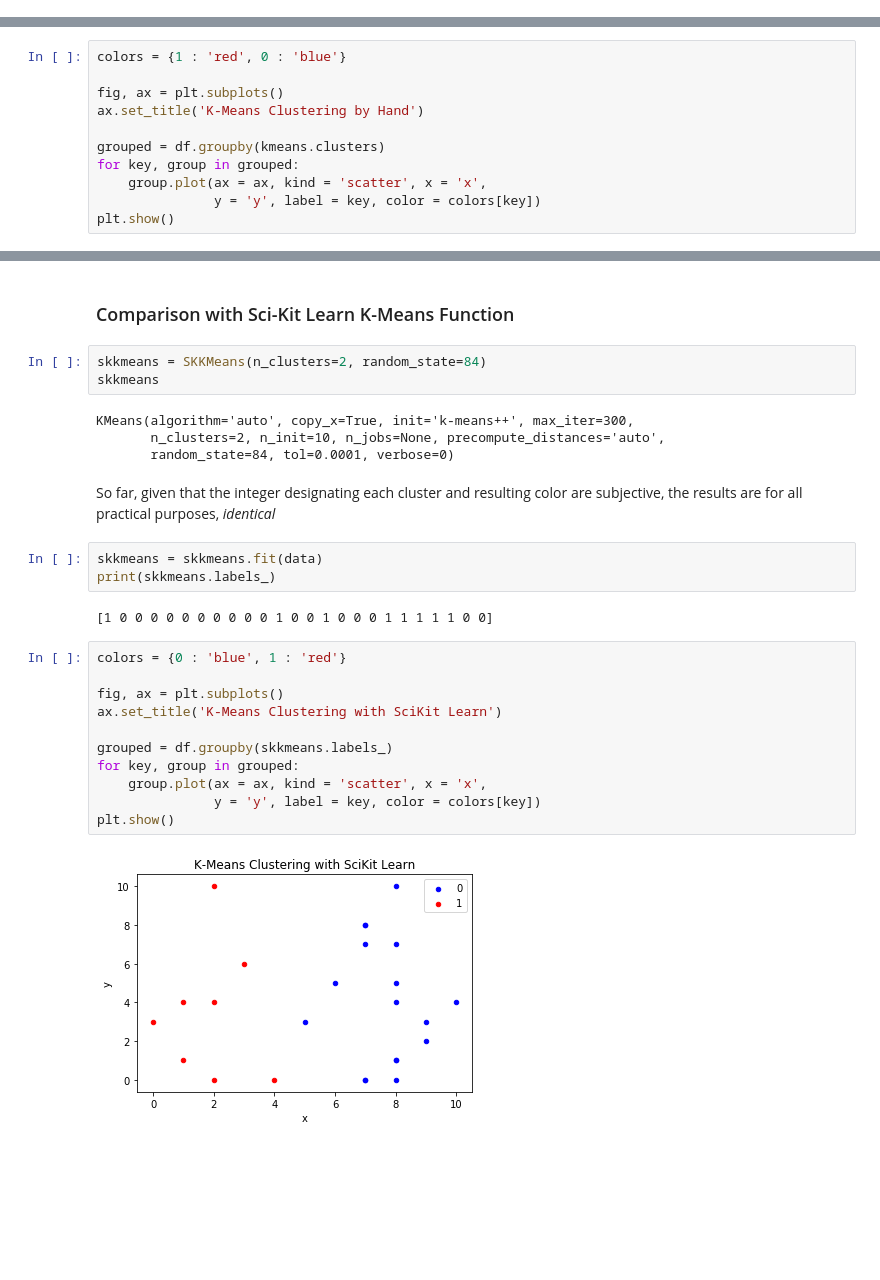
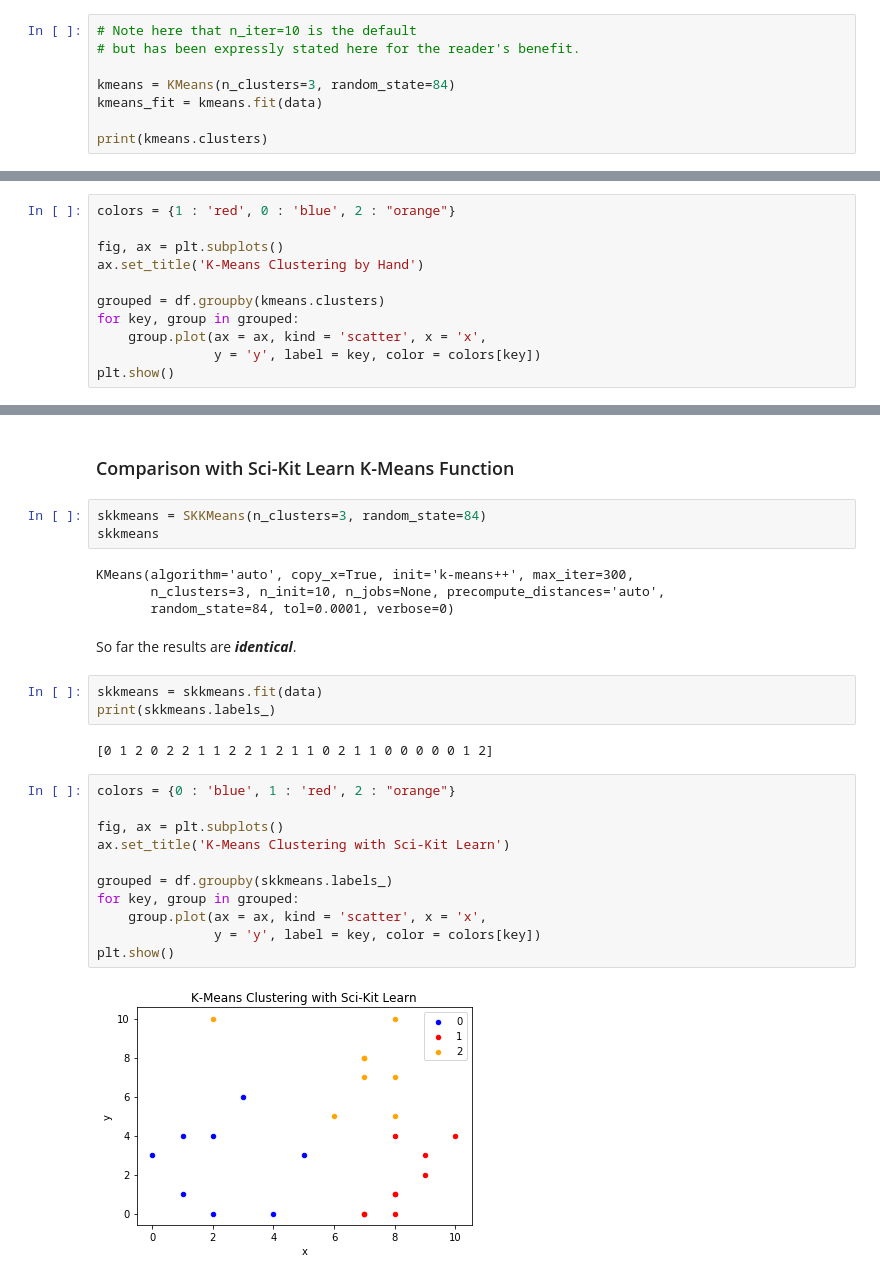
Before and after one commit to bloominstituteoftechnology/CS-Data-Science-Build-Week-1, a Jupyter notebook: KMeansClustering/KMeansTest.ipynb, the cells around one changed output, grey strips where cells are left out. Cells and saved outputs as stored; diff of their text form; blank space fills up the shorter version.

```diff
--- a/KMeansClustering/KMeansTest.ipynb
+++ b/KMeansClustering/KMeansTest.ipynb
@@ -139,0 +132,8 @@ array([0, 1, 1, 1, 1, 1, 1, 1, 1, 1, 1, 0, 1, 1, 0, 1, 1, 1, 0, 0, 0, 0,
+# %%
+# Note here that n_iter=10 is the default
+# but has been expressly stated here for the reader's benefit.
+
+kmeans = KMeans(n_clusters=3, random_state=84)
+kmeans_fit = kmeans.fit(data)
+
+print(kmeans.clusters)
@@ -140,5 +142,5 @@ array([0, 1, 1, 1, 1, 1, 1, 1, 1, 1, 1, 0, 1, 1, 0, 1, 1, 1, 0, 0, 0, 0,
 # %%
-colors = {1 : 'red', 0 : 'blue'}
+colors = {1 : 'red', 0 : 'blue', 2 : "orange"}
 
 fig, ax = plt.subplots()
 ax.set_title('K-Means Clustering by Hand')
@@ -153,32 +155,32 @@ plt.show()
 # %% [markdown]
 ### Comparison with Sci-Kit Learn K-Means Function
 # %%
-skkmeans = SKKMeans(n_clusters=2, random_state=84)
+skkmeans = SKKMeans(n_clusters=3, random_state=84)
 skkmeans
 # %% [output]
 KMeans(algorithm='auto', copy_x=True, init='k-means++', max_iter=300,
-       n_clusters=2, n_init=10, n_jobs=None, precompute_distances='auto',
+       n_clusters=3, n_init=10, n_jobs=None, precompute_distances='auto',
        random_state=84, tol=0.0001, verbose=0)
-# %% [markdown]
-So far, given that the integer designating each cluster and resulting color are subjective, the results are for all practical purposes, *identical*
+# %% [markdown]
+So far the results are _**identical**_.
 # %%
 skkmeans = skkmeans.fit(data)
 print(skkmeans.labels_)
 # %% [output]
-[1 0 0 0 0 0 0 0 0 0 0 1 0 0 1 0 0 0 1 1 1 1 1 0 0]
+[0 1 2 0 2 2 1 1 2 2 1 2 1 1 0 2 1 1 0 0 0 0 0 1 2]
 # %%
-colors = {0 : 'blue', 1 : 'red'}
+colors = {0 : 'blue', 1 : 'red', 2 : "orange"}
 
 fig, ax = plt.subplots()
-ax.set_title('K-Means Clustering with SciKit Learn')
+ax.set_title('K-Means Clustering with Sci-Kit Learn')
 
 grouped = df.groupby(skkmeans.labels_)
 for key, group in grouped:
     group.plot(ax = ax, kind = 'scatter', x = 'x',
                y = 'y', label = key, color = colors[key])
 plt.show()
 # %% [output]
-[figure, old version]
+[figure, new version]
 # %% [markdown]
 #### Key Differences:
 
```
Also changed, not shown: parts of 14 cells of this notebook, 1 other file.
